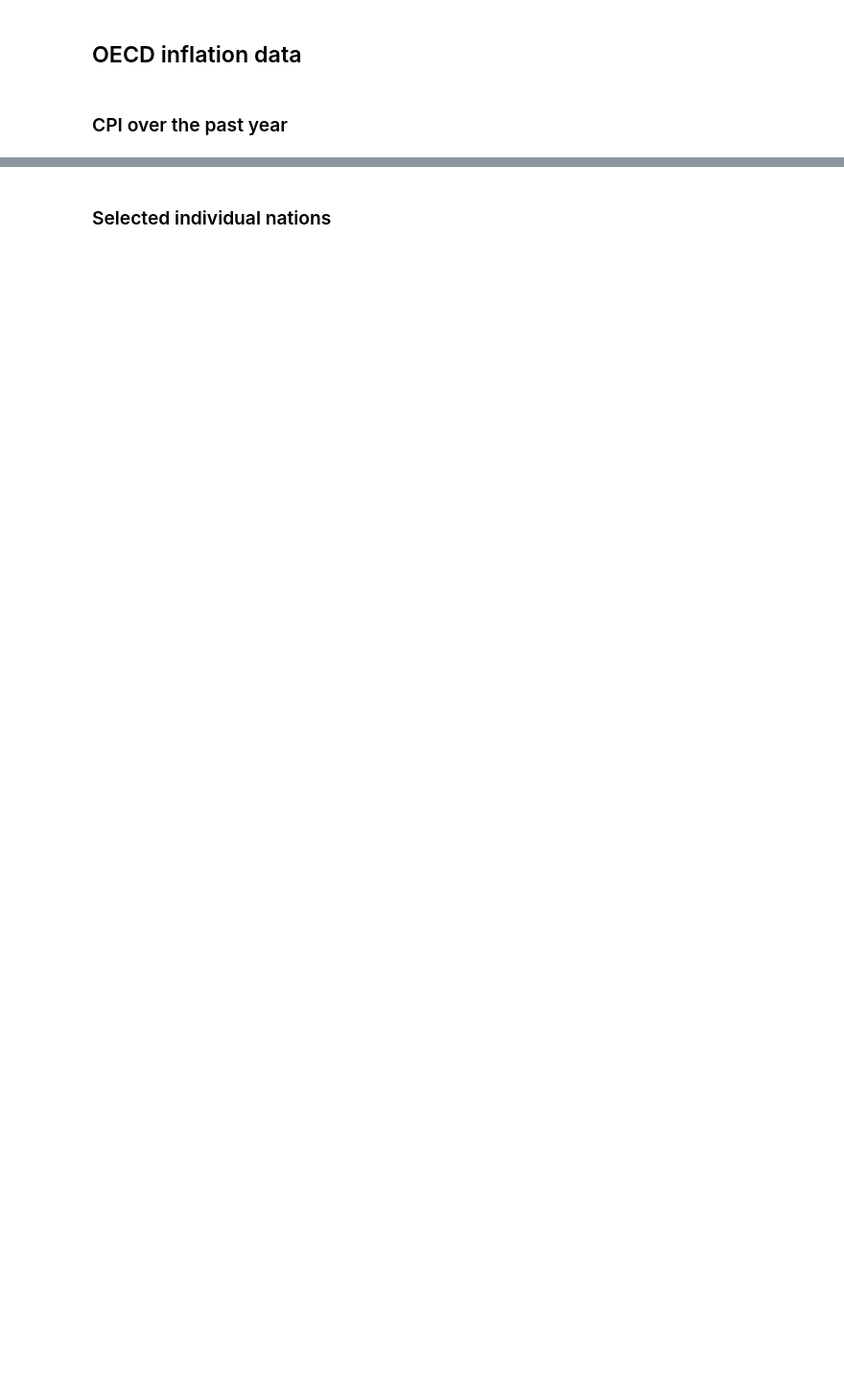
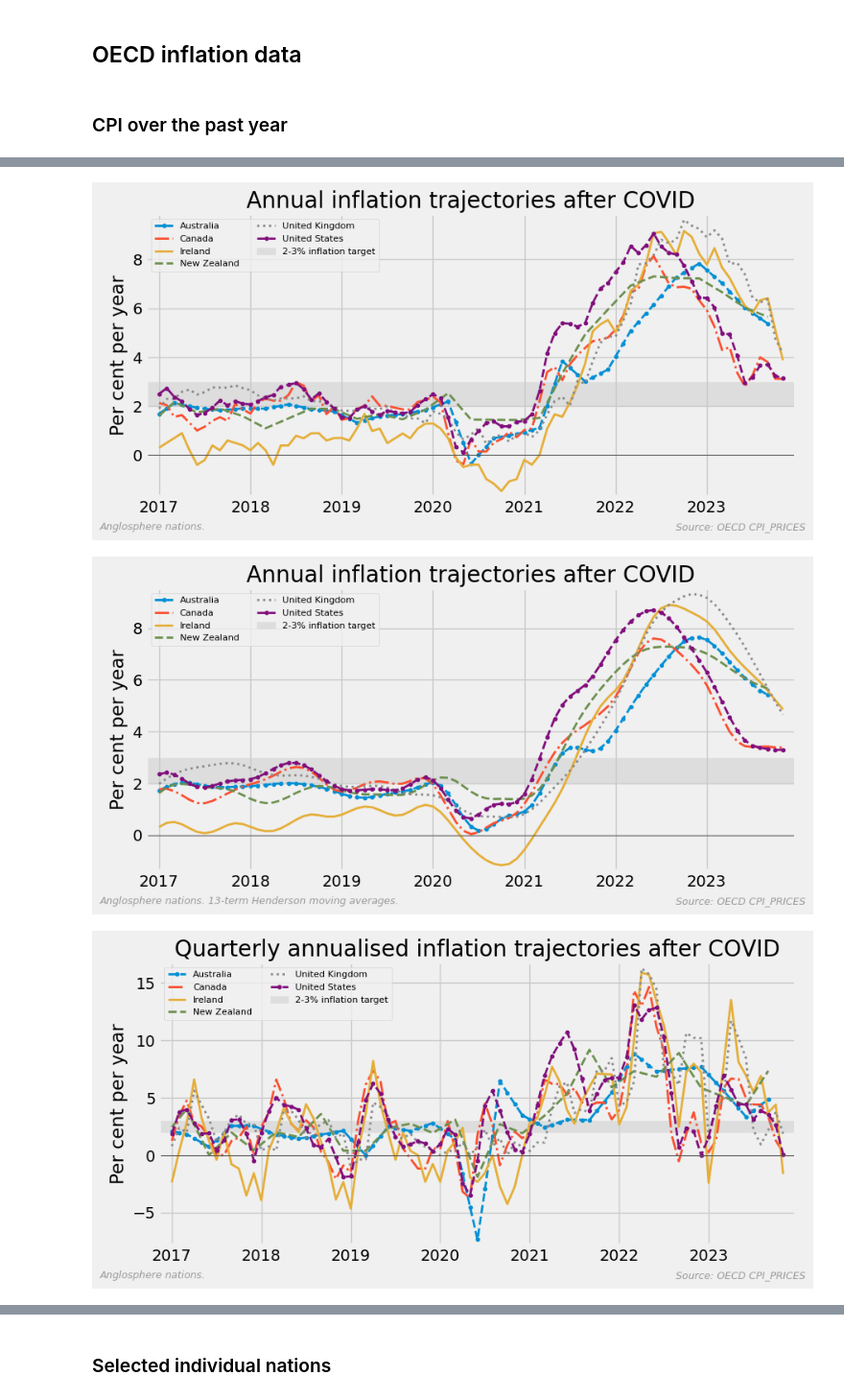
Before and after one commit to bpalmer4/Charts-based-on-ABS-data, a Jupyter notebook: notebooks/OECD international comparisons.ipynb, the cells around one changed output, grey strips where cells are left out. Shown at 96% size. Cells and saved outputs as stored; diff of their text form; code cells hidden in the pictures; blank space fills up the shorter version.

```diff
--- a/notebooks/OECD international comparisons.ipynb
+++ b/notebooks/OECD international comparisons.ipynb
@@ -467,11 +415,11 @@ def get_cpi(measure: str = "GY") -> pd.DataFrame:
 
     # data reference
     resource_id = "PRICES_CPI"
-    subject_tuple=("CP18ALTT", "CPALTT01")
+    subject_tuple = ("CP18ALTT", "CPALTT01")
     rfooter = f"Source: OECD {resource_id} {subject_tuple} {measure}"
 
     # drop problematic states
-    drop = ("ARG", )  # these states were problematic
+    drop = ("ARG",)  # these states were problematic
     cpi_loc_map = location_map.copy()
     for d in drop:
         cpi_loc_map.pop(d)
@@ -480,15 +428,16 @@ def get_cpi(measure: str = "GY") -> pd.DataFrame:
     cpi = pd.DataFrame()
     for period in ("M", "Q"):  # Monthly must be first
         for subject in subject_tuple:
-
-            query = build_query(resource_id, cpi_loc_map, [subject], [measure], [period])
-            data = get_from_oecd(query, start='2000')
-            data = data.pivot(values='Value', index='TIME', columns='LOCATION')
+            query = build_query(
+                resource_id, cpi_loc_map, [subject], [measure], [period]
+            )
+            data = get_from_oecd(query, start="2000")
+            data = data.pivot(values="Value", index="TIME", columns="LOCATION")
             data.index = pd.PeriodIndex(data.index, freq=period)
             data = data.sort_index()
 
             if period == "Q":
-                data = data.resample(rule='M', convention='end').interpolate()
+                data = data.resample(rule="M", convention="end").interpolate()
                 data = data.reindex(cpi.index, fill_value=np.nan)
             cpi[data.columns] = data[data.columns]
 
@@ -521,6 +465,6 @@ qa_smooth  = pd.DataFrame(qa_smooth_d)
 # %%
 # some useful constants
-START_COVID = pd.Period("2020-01-01", freq="M")
+START_COVID = pd.Period("2017-01-01", freq="M")
 HIGH_COVID = pd.Period("2021-01-01", freq="M")
 linestyle = {
     "style": [
@@ -707,34 +655,36 @@ plot_ohlc(
 # %%
-# An anglosphere comparison
+# An Anglo-sphere comparison
 anglo = sorted([location_map[x] for x in chart_sets["anglosphere"]])
 
 for data, tag, period in zip(
     [
         annual[anglo],
         annual_smooth[anglo],
         quarterly_annualised[anglo],
         qa_smooth[anglo],
     ],
     ["raw", "smooth", "raw", "smooth"],
     ["Annual", "Annual", "Quarterly annualised", "Quarterly annualised"],
 ):
     ax = data[data.index >= START_COVID].plot(
         linewidth=2,
         **linestyle,
     )
-    lfooter = (
-        f"{HENDERSON}-term Henderson moving averages. " if tag == "smooth" else ""
-    )
+    lfooter = f"{HENDERSON}-term Henderson moving averages. " if tag == "smooth" else ""
     finalise_plot(
         ax,
         title=f"{period} inflation trajectories after COVID",
         xlabel=None,
         ylabel="Per cent per year",
         pre_tag=f"angloshpere-{tag}",
         axhspan=TARGET,
         legend={"ncols": 2, "loc": "best", "fontsize": "xx-small"},
         rfooter=f"{SOURCE} CPI_PRICES",
         lfooter=f"Anglosphere nations. {lfooter}",
         y0=True,
         show=SHOW,
     )
+# %% [output]
+[figure, added]
+[figure, added]
+[figure, added]
```
Also changed, not shown: parts of 30 cells of this notebook.
